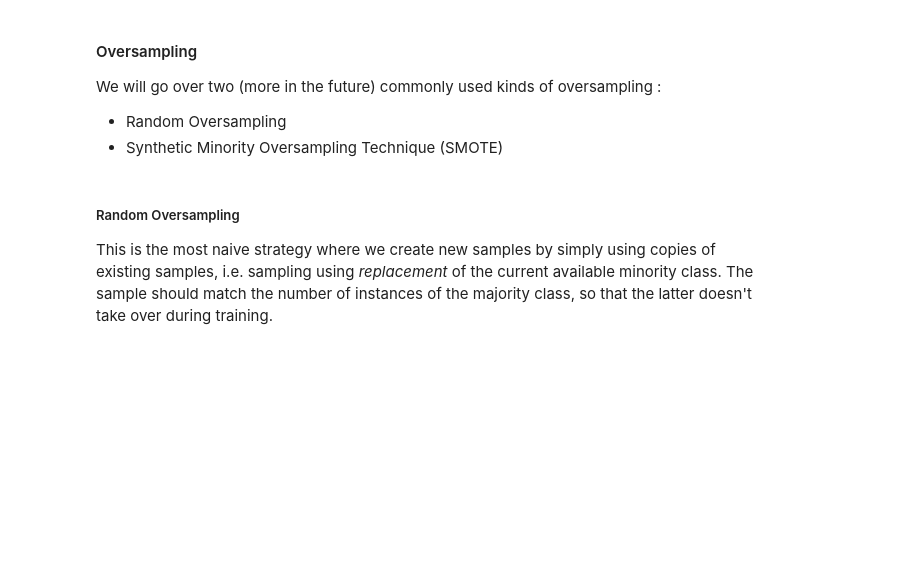
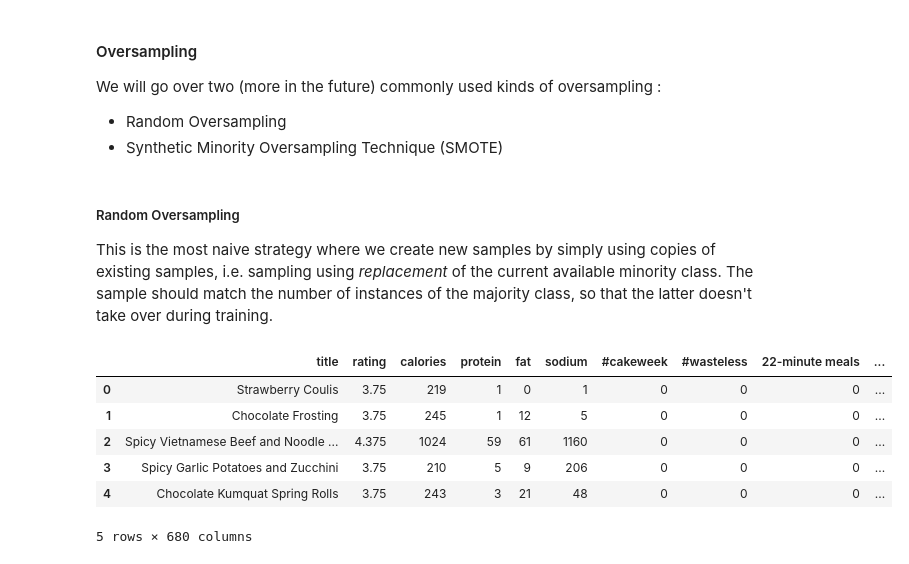
Before and after one commit to shwetapurushe/data-science-world, a Jupyter notebook: Projects/Recipes/Recipes_regression.ipynb, the cells around one changed output. Saved outputs shown, nothing was run; the diff lists cells and outputs as text; code cells hidden in the pictures; blank space fills up the shorter version.

```diff
--- a/Projects/Recipes/Recipes_regression.ipynb
+++ b/Projects/Recipes/Recipes_regression.ipynb
@@ -303,0 +298,12 @@ r_osampler = RandomOverSampler(random_state = 0)
+# %%
+X_over = pd.DataFrame(X_over, columns = train_X.columns)
+X_over.head()
+# Looking good.
+# %% [output]
+|  | title | rating | calories | protein | fat | sodium | #cakeweek | #wasteless | 22-minute meals | ... |
+| 0 | Strawberry Coulis | 3.75 | 219 | 1 | 0 | 1 | 0 | 0 | 0 | ... |
+| 1 | Chocolate Frosting | 3.75 | 245 | 1 | 12 | 5 | 0 | 0 | 0 | ... |
+| 2 | Spicy Vietnamese Beef and Noodle ... | 4.375 | 1024 | 59 | 61 | 1160 | 0 | 0 | 0 | ... |
+| 3 | Spicy Garlic Potatoes and Zucchini | 3.75 | 210 | 5 | 9 | 206 | 0 | 0 | 0 | ... |
+| 4 | Chocolate Kumquat Spring Rolls | 3.75 | 243 | 3 | 21 | 48 | 0 | 0 | 0 | ... |
+5 rows × 680 columns
```
Also changed, not shown: parts of 9 cells of this notebook.
